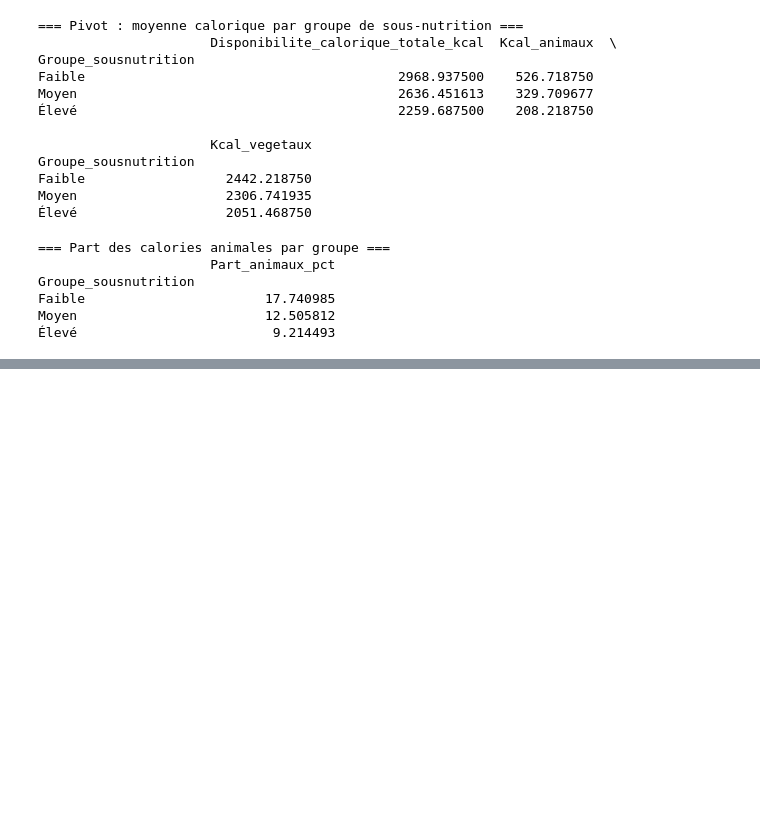
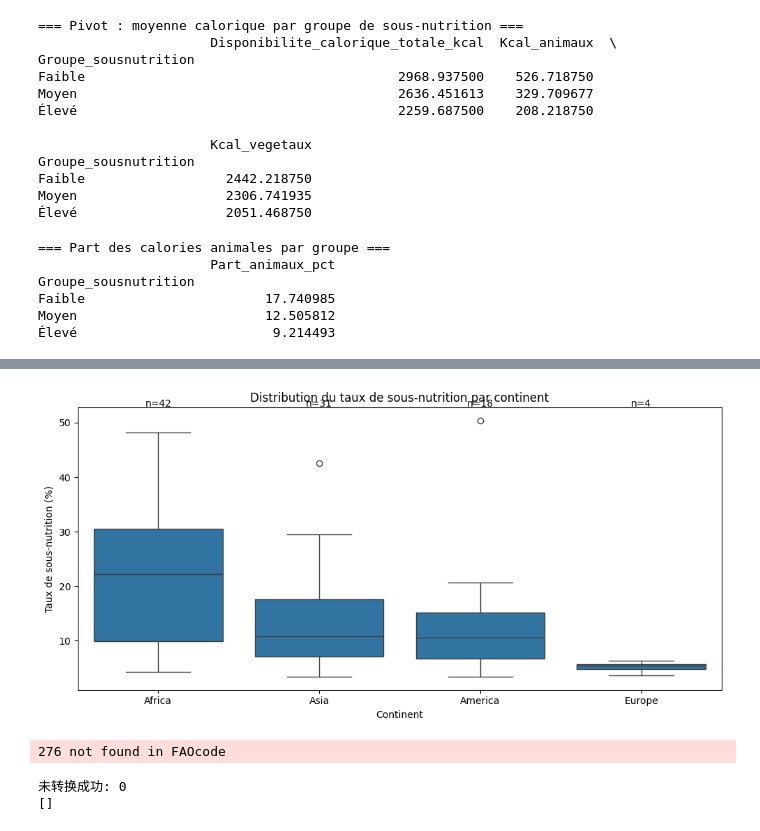
Before and after one commit to XiaoqingGdc/FAO_food_analysis, a Jupyter notebook: FAO_datalab_exploration.ipynb, the cells around one changed output, grey strips where cells are left out. Cells and saved outputs as stored; diff of their text form; code cells hidden in the pictures; blank space fills up the shorter version.

Commit message:
ajouter code zone pour merge

```diff
--- a/FAO_datalab_exploration.ipynb
+++ b/FAO_datalab_exploration.ipynb
@@ -209,3 +209,17 @@ Groupe_sousnutrition
 Faible                       17.740985
 Moyen                        12.505812
 Élevé                         9.214493
+# %%
+
+
+df_global['Continent'] = coco.convert(
+    names=df_global['Code zone'].tolist(),
+    src='FAOcode',
+    to='continent',
+    not_found='NON_TROUVE'
+)
+
+df_global.loc[df_global['Zone'] == 'Soudan', 'Continent'] = 'Africa'
+non_trouves = df_global[df_global['Continent'] == 'NON_TROUVE']['Zone'].tolist()
+print(f"non: {len(non_trouves)}")
+print(non_trouves)
@@ -211,0 +280,29 @@ Moyen                        12.505812
+# %%
+plt.figure(figsize=(10, 5))
+df_plot = df_global.dropna(subset=['Taux_sousnutrition_pct'])
+ordre = df_plot.groupby('Continent')['Taux_sousnutrition_pct'].median().sort_values(ascending=False).index
+
+ax = sns.boxplot(data=df_plot, x='Continent', y='Taux_sousnutrition_pct', order=ordre)
+
+for i, continent in enumerate(ordre):
+    n = df_plot[df_plot['Continent'] == continent].shape[0]
+    ax.text(i, df_plot['Taux_sousnutrition_pct'].max() * 1.05, f'n={n}',
+            ha='center', fontsize=10)
+
+plt.title('Distribution du taux de sous-nutrition par continent')
+plt.ylabel('Taux de sous-nutrition (%)')
+plt.tight_layout()
+plt.show()
+# %% [output]
+[figure, added]
+# %%
+
+
+df_global['ISO3'] = coco.convert(names=df_global['Code zone'].tolist(), src='FAOcode', to='ISO3', not_found=None)
+manque_iso = df_global[df_global['ISO3'].isna()]['Zone'].tolist()
+print(f"未转换成功: {len(manque_iso)}")
+print(manque_iso)
+# %% [output]
+276 not found in FAOcode
+未转换成功: 0
+[]
```
Also changed, not shown: parts of 11 cells of this notebook, 3 other files.
